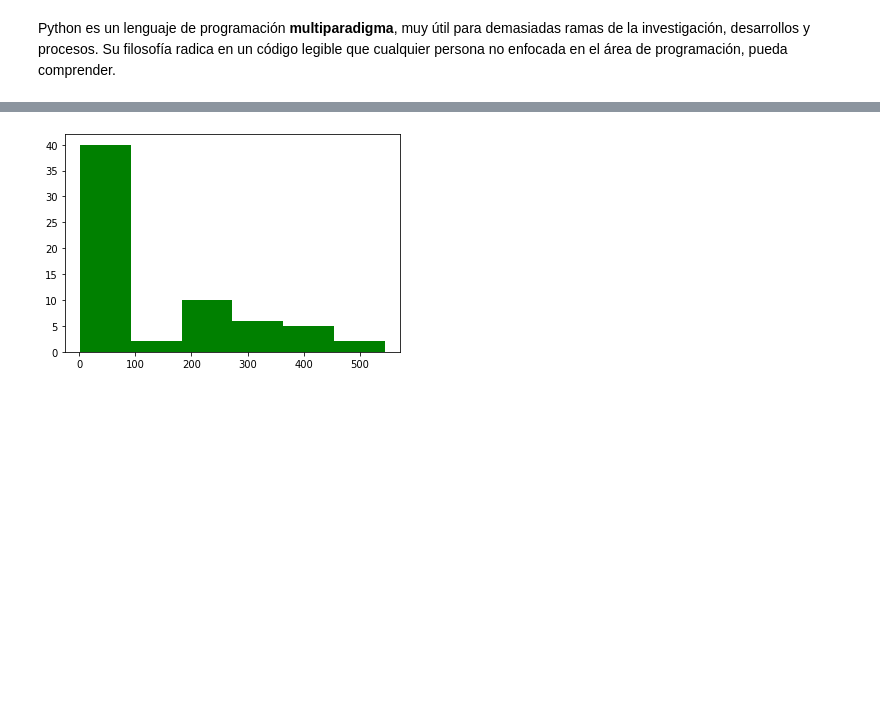
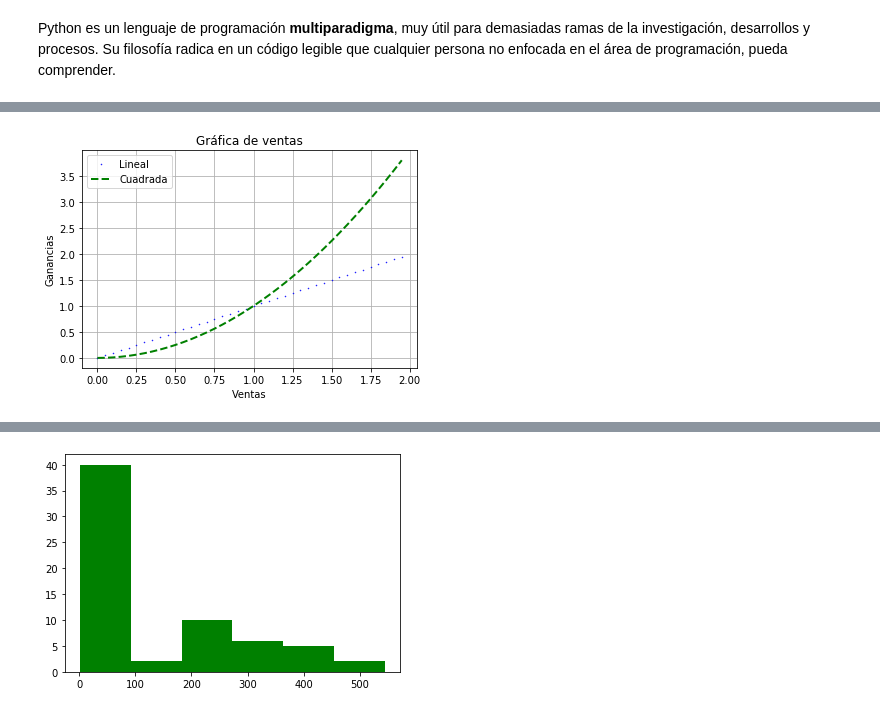
Before and after one commit to SamArtGS/Curso-Python, a Jupyter notebook: Teoría/Avanzado/El lenguaje de programación Python - Avanzado.ipynb, the cells around one changed output, grey strips where cells are left out. Drawn from its saved outputs; the diff is of its cells as text; code cells hidden in the pictures; blank space fills up the shorter version.

```diff
--- a/Teoría/Avanzado/El lenguaje de programación Python - Avanzado.ipynb
+++ b/Teoría/Avanzado/El lenguaje de programación Python - Avanzado.ipynb
@@ -300,0 +532,20 @@ plt.plot([4,8,13,17,20],[54, 67, 98, 78, 45],'b--d')
+# %%
+x = np.arange(0.,2.,.05)
+
+y1= x
+y2= x**2
+
+plt.plot(x,y1, '.b', label='Lineal', markersize=1)
+plt.plot(x,y2, '--g', label="Cuadrada", linewidth=2)
+
+#Nombres: Podemos colocar el nombre de la gráfica, del eje x y del eje y
+plt.title('Gráfica de ventas')
+plt.xlabel('Ventas')
+plt.ylabel('Ganancias')
+
+
+plt.legend() # Nos muestra la simbología
+plt.grid(True) ## Nos muestra la cuadrícula
+plt.show() # Nos muestra la gráfica
+# %% [output]
+[figure, added]
```
Also changed, not shown: parts of 47 cells of this notebook, 1 other file.
